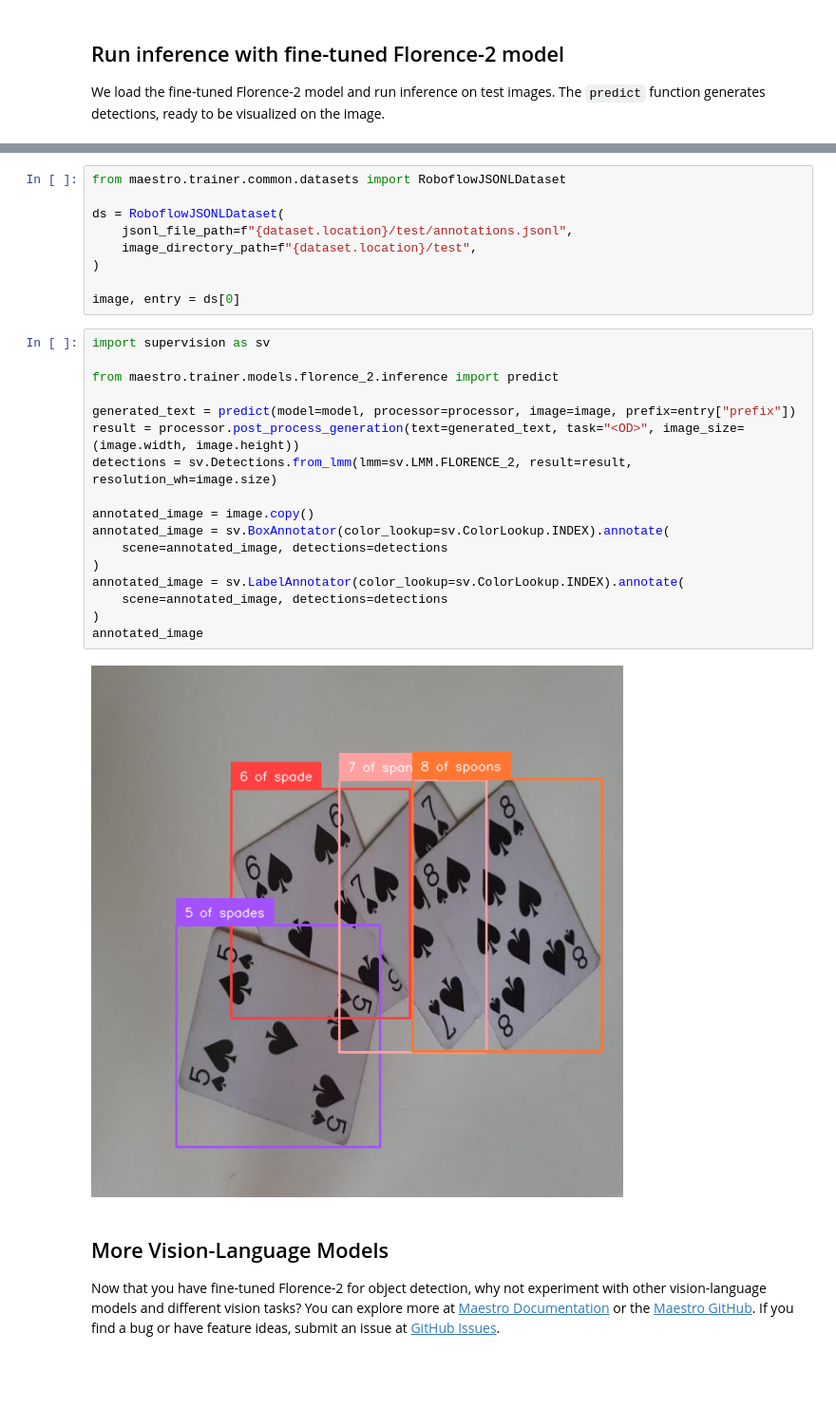
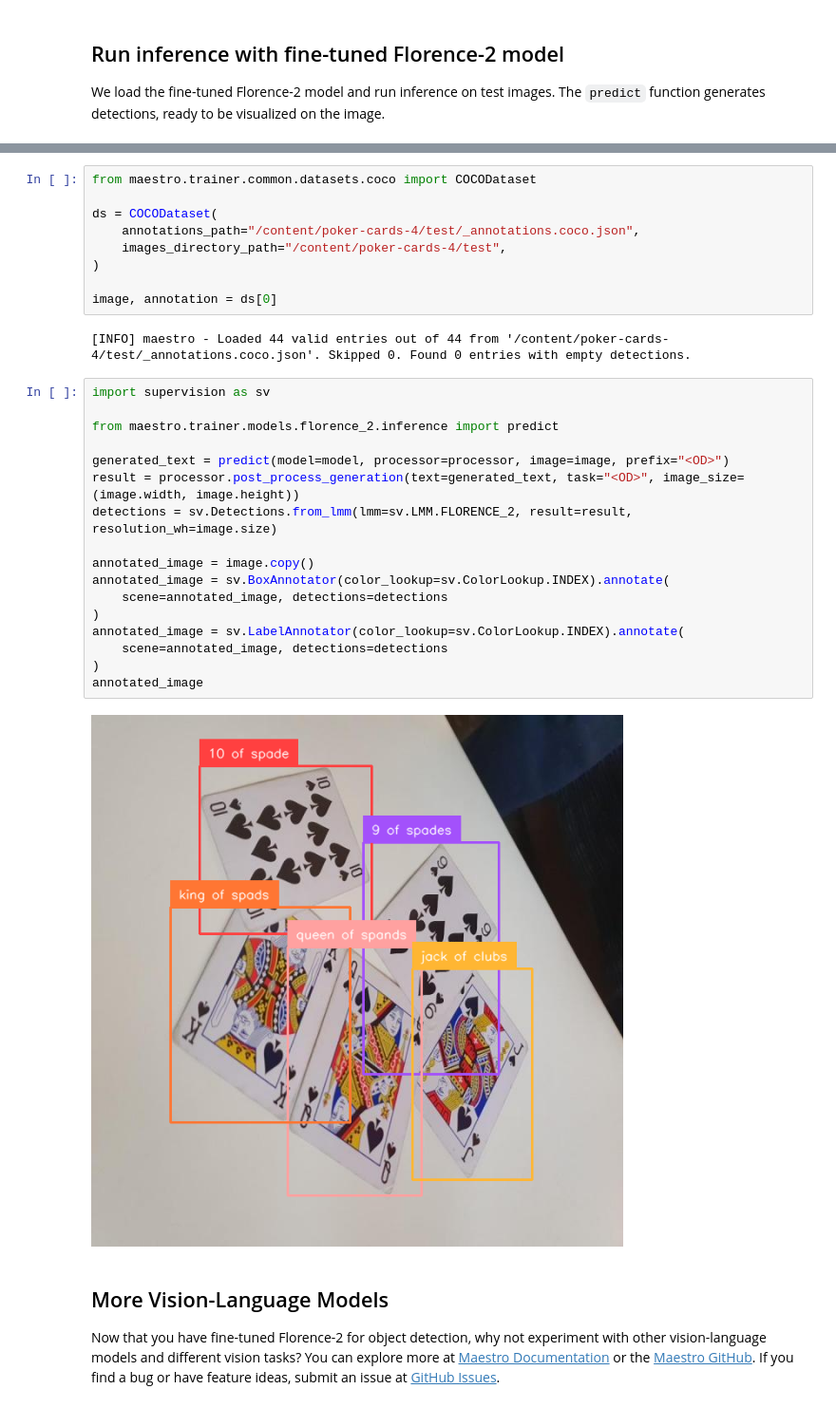
Before and after one commit to roboflow/maestro, a Jupyter notebook: cookbooks/maestro_florence_2_object_detection.ipynb, the cells around one changed output, grey strips where cells are left out. Shown at 95% size. Cells and saved outputs as stored; diff of their text form; blank space fills up the shorter version.

Commit message:
add experimental Florence-2 notebook with COCO and mAP support

```diff
--- a/cookbooks/maestro_florence_2_object_detection.ipynb
+++ b/cookbooks/maestro_florence_2_object_detection.ipynb
@@ -126,31 +117,33 @@ A new version of the following files was downloaded from https://huggingface.co/
-# %%
-from maestro.trainer.common.datasets import RoboflowJSONLDataset
-
-ds = RoboflowJSONLDataset(
-    jsonl_file_path=f"{dataset.location}/test/annotations.jsonl",
-    image_directory_path=f"{dataset.location}/test",
-)
-
-image, entry = ds[0]
+# %%
+from maestro.trainer.common.datasets.coco import COCODataset
+
+ds = COCODataset(
+    annotations_path="/content/poker-cards-4/test/_annotations.coco.json",
+    images_directory_path="/content/poker-cards-4/test",
+)
+
+image, annotation = ds[0]
+# %% [output]
+[INFO] maestro - Loaded 44 valid entries out of 44 from '/content/poker-cards-4/test/_annotations.coco.json'. Skipped 0. Found 0 entries with empty detections.
 # %%
 import supervision as sv
 
 from maestro.trainer.models.florence_2.inference import predict
 
-generated_text = predict(model=model, processor=processor, image=image, prefix=entry["prefix"])
+generated_text = predict(model=model, processor=processor, image=image, prefix="<OD>")
 result = processor.post_process_generation(text=generated_text, task="<OD>", image_size=(image.width, image.height))
 detections = sv.Detections.from_lmm(lmm=sv.LMM.FLORENCE_2, result=result, resolution_wh=image.size)
 
 annotated_image = image.copy()
 annotated_image = sv.BoxAnnotator(color_lookup=sv.ColorLookup.INDEX).annotate(
     scene=annotated_image, detections=detections
 )
 annotated_image = sv.LabelAnnotator(color_lookup=sv.ColorLookup.INDEX).annotate(
     scene=annotated_image, detections=detections
 )
 annotated_image
 # %% [output]
-[figure, old version]
+[figure, new version]
 # %% [markdown]
 ## More Vision-Language Models
 
```
Also changed, not shown: parts of 12 cells of this notebook.
